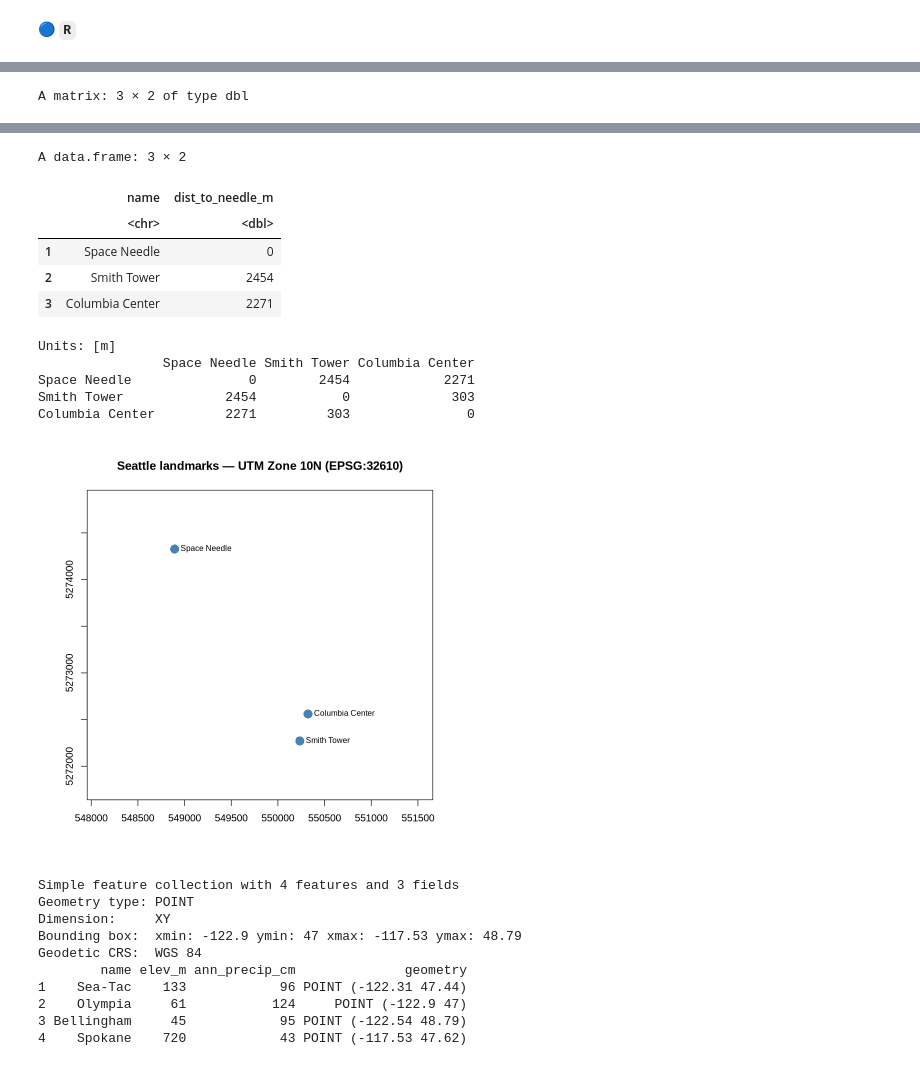
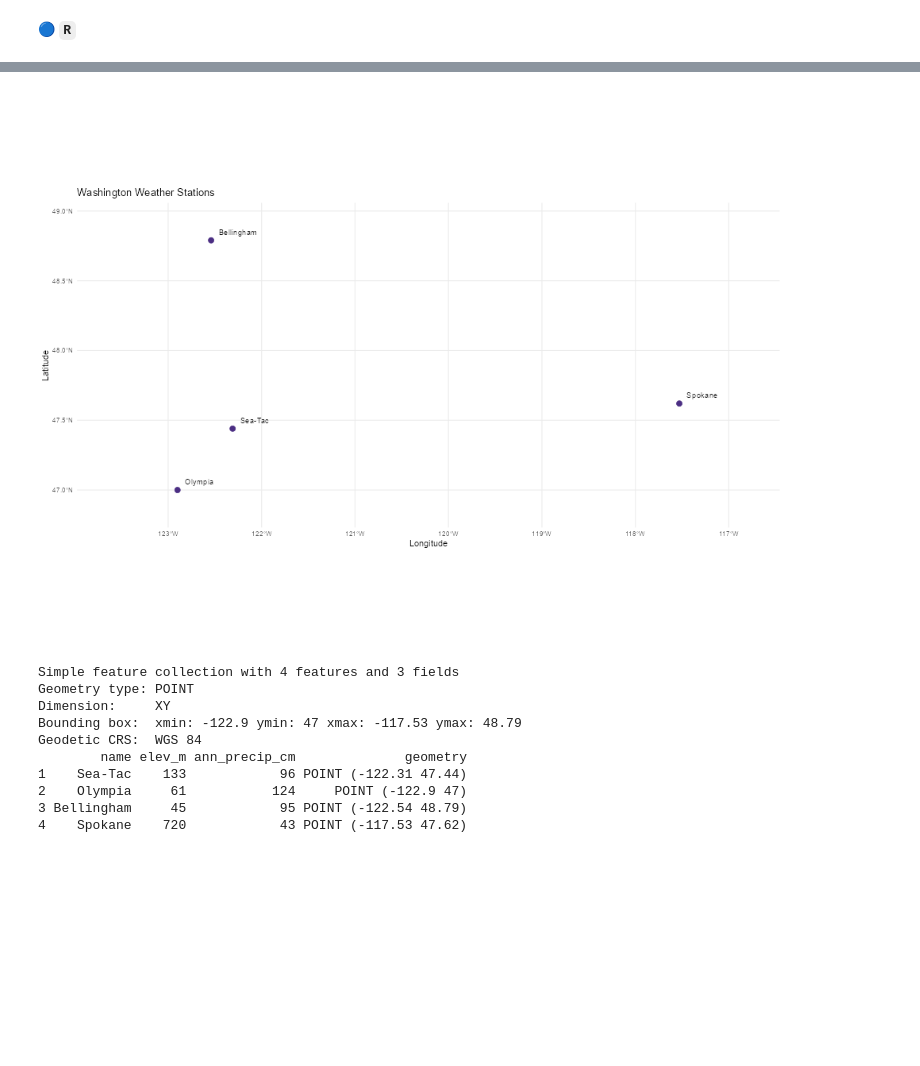
Before and after one commit to UWC2-GISPR/modules, a Jupyter notebook: GISPR_Module1_GettingStarted_TryItYourself_Worked.ipynb, the cells around one changed output, grey strips where cells are left out. Drawn from its saved outputs; the diff is of its cells as text; code cells hidden in the pictures; blank space fills up the shorter version.

```diff
--- a/GISPR_Module1_GettingStarted_TryItYourself_Worked.ipynb
+++ b/GISPR_Module1_GettingStarted_TryItYourself_Worked.ipynb
@@ -1473,45 +1493,39 @@ stations_gdf.plot()
 🔵 **`R`**
 # %%
 library(sf)
+library(ggplot2)
 
-# 1. Three landmarks (longitude, latitude)
-landmarks <- st_sf(
-  name     = c("Space Needle", "Smith Tower", "Columbia Center"),
-  year     = c(1962,           1914,          1985),
-  height_m = c(184,            149,           284),
-  geometry = st_sfc(
-    st_point(c(-122.3493, 47.6205)),
-    st_point(c(-122.3317, 47.6019)),
-    st_point(c(-122.3305, 47.6045)),
-    crs = 4326
-  )
+suppressWarnings({
+
+stations <- data.frame(
+  name          = c("Sea-Tac", "Olympia", "Bellingham", "Spokane"),
+  lat           = c(47.44, 47.00, 48.79, 47.62),
+  lon           = c(-122.31, -122.90, -122.54, -117.53),
+  elev_m        = c(133, 61, 45, 720),
+  ann_precip_cm = c(96, 124, 95, 43)
 )
-print(landmarks)
 
-# 2. Project to UTM Zone 10N so the units are meters
-landmarks_utm <- st_transform(landmarks, 32610)
-st_coordinates(landmarks_utm)
+# remove = FALSE keeps the lon/lat columns alongside the geometry
+stations_sf <- st_as_sf(stations, coords = c("lon", "lat"),
+                        crs = 4326, remove = FALSE)
+print(stations_sf)
 
-# 3. Distance from each landmark to the Space Needle
-landmarks_utm$dist_to_needle_m <- round(
-  as.numeric(st_distance(landmarks_utm, landmarks_utm[1, ])), 0
-)
-st_drop_geometry(landmarks_utm)[, c("name", "dist_to_needle_m")]
+# Expand the axes by a share of the data extent so labels aren't clipped
+bb    <- st_bbox(stations_sf)
+pad_x <- (bb["xmax"] - bb["xmin"]) * 0.20
+pad_y <- (bb["ymax"] - bb["ymin"]) * 0.15
 
-# Bonus: distances between every pair of landmarks
-dist_matrix <- round(st_distance(landmarks_utm), 0)
-dimnames(dist_matrix) <- list(landmarks_utm$name, landmarks_utm$name)
-dist_matrix
+ggplot(stations_sf) +
+  geom_sf(color = "#4b2e83", size = 3) +
+  # Labels anchored at the lower-left corner, nudged up and to the right
+  geom_text(aes(x = lon, y = lat, label = name),
+            hjust = 0, vjust = 0, nudge_x = 0.08, nudge_y = 0.04, size = 3.5) +
+  coord_sf(xlim = c(bb["xmin"] - pad_x, bb["xmax"] + pad_x),
+           ylim = c(bb["ymin"] - pad_y, bb["ymax"] + pad_y),
+           expand = FALSE) +
+  labs(title = "Washington Weather Stations",
+       x = "Longitude", y = "Latitude") +
+  theme_minimal()
 
-# 4. Plot and label all three points
-xy <- st_coordinates(landmarks_utm)
-bb <- st_bbox(landmarks_utm)
-
-plot(st_geometry(landmarks_utm),
-     pch = 16, col = "steelblue", cex = 2,
-     main = "Seattle landmarks — UTM Zone 10N (EPSG:32610)",
-     axes = TRUE,
-     xlim = c(bb["xmin"] - 800, bb["xmax"] + 1200),   # room for labels
-     ylim = c(bb["ymin"] - 300, bb["ymax"] + 300))
-text(xy[, "X"], xy[, "Y"], labels = landmarks_utm$name, pos = 4, cex = 0.8)
+})
 # %% [output]
@@ -1527 +1541,0 @@ Geodetic CRS:  WGS 84
-A matrix: 3 × 2 of type dbl
@@ -1532,15 +1542,4 @@ A matrix: 3 × 2 of type dbl
-A data.frame: 3 × 2
-|  | name | dist_to_needle_m |
-|  | <chr> | <dbl> |
-| 1 | Space Needle | 0 |
-| 2 | Smith Tower | 2454 |
-| 3 | Columbia Center | 2271 |
-Units: [m]
-                Space Needle Smith Tower Columbia Center
-Space Needle               0        2454            2271
-Smith Tower             2454           0             303
-Columbia Center         2271         303               0
-[figure, old version]
+[figure, new version]
 # %%
 stations <- data.frame(
   name    = c("Sea-Tac", "Olympia", "Bellingham", "Spokane"),
```
Also changed, not shown: parts of 4 cells of this notebook.
